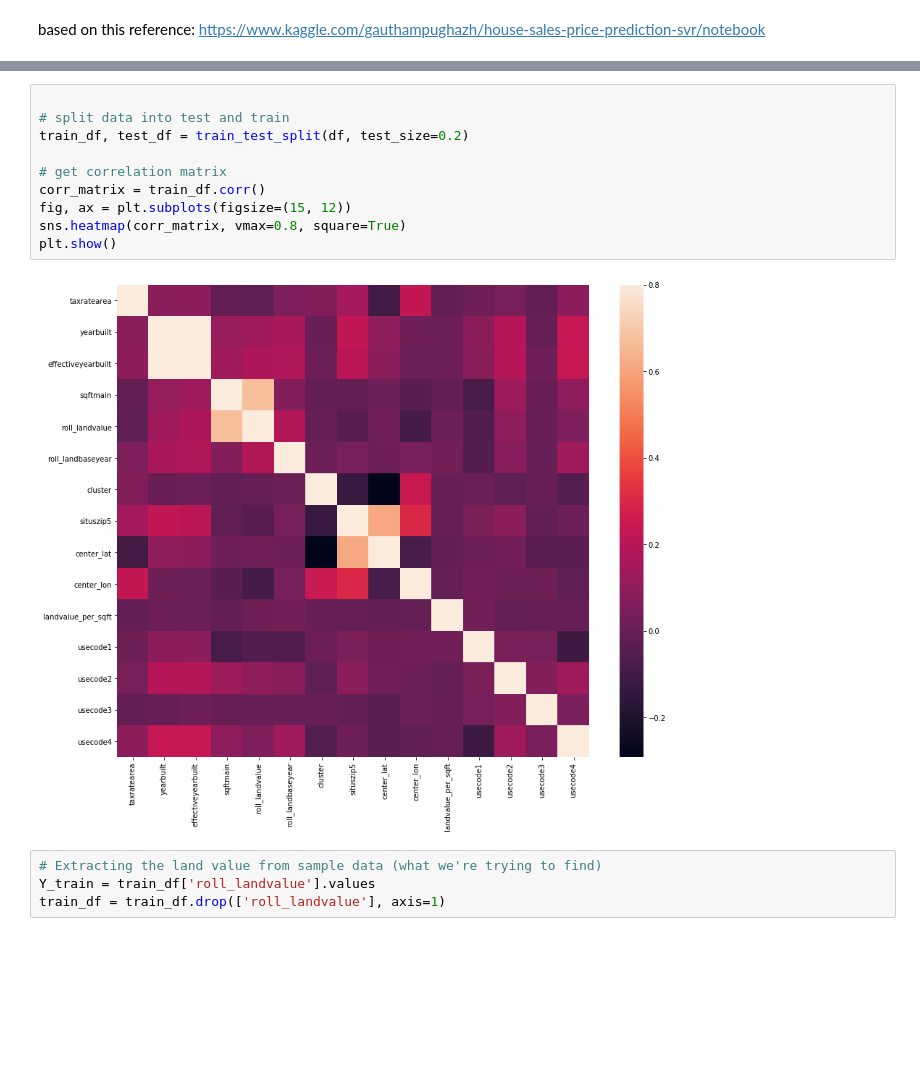
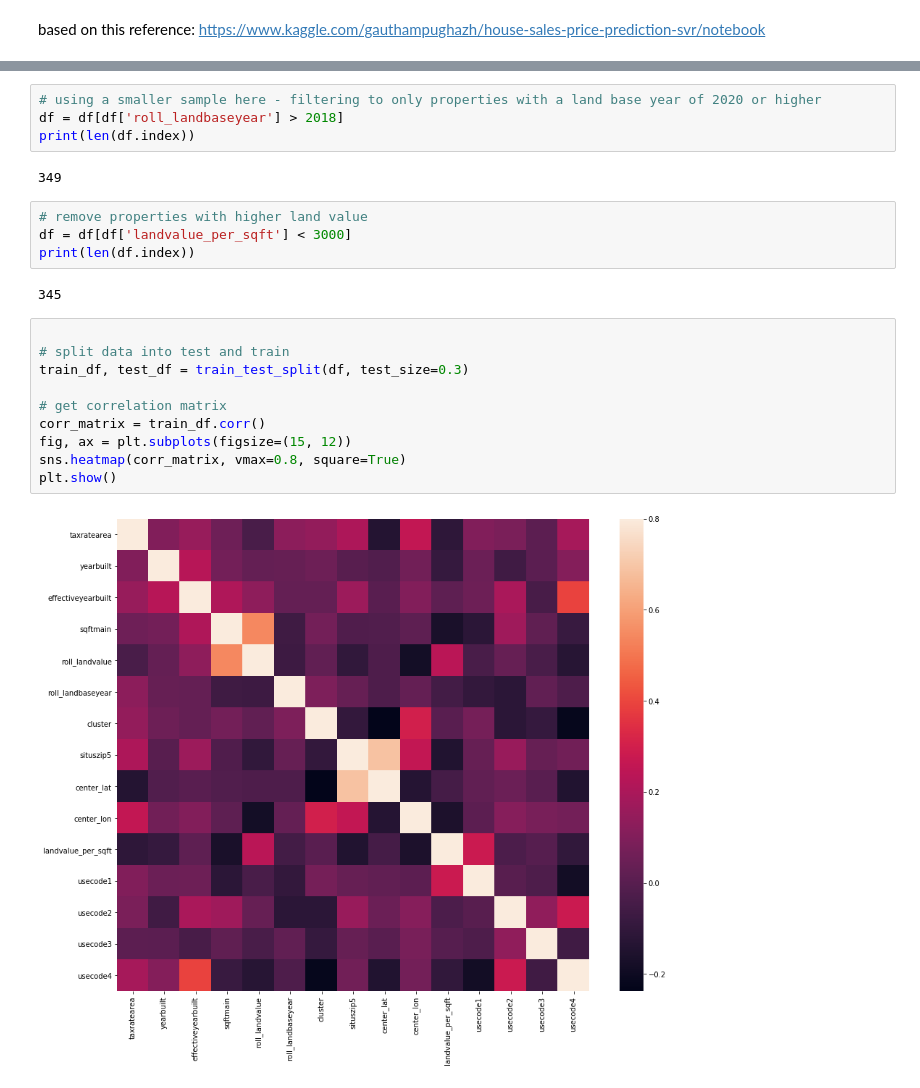
Before and after one commit to kripeshr22/MappingDemo, a Jupyter notebook: data/SVR/SVR_vs_other_models.ipynb, the cells around one changed output, grey strips where cells are left out. Drawn from its saved outputs; the diff is of its cells as text; blank space fills up the shorter version.

```diff
--- a/data/SVR/SVR_vs_other_models.ipynb
+++ b/data/SVR/SVR_vs_other_models.ipynb
@@ -129,16 +120,24 @@ df.head()
+# %%
+# using a smaller sample here - filtering to only properties with a land base year of 2020 or higher
+df = df[df['roll_landbaseyear'] > 2018]
+print(len(df.index))
+# %% [output]
+349
+# %%
+# remove properties with higher land value
+df = df[df['landvalue_per_sqft'] < 3000]
+print(len(df.index))
+# %% [output]
+345
 # %%
 
 # split data into test and train
-train_df, test_df = train_test_split(df, test_size=0.2)
+train_df, test_df = train_test_split(df, test_size=0.3)
 
 # get correlation matrix
 corr_matrix = train_df.corr()
 fig, ax = plt.subplots(figsize=(15, 12))
 sns.heatmap(corr_matrix, vmax=0.8, square=True)
 plt.show()
 # %% [output]
-[figure, old version]
+[figure, new version]
-# %%
-# Extracting the land value from sample data (what we're trying to find)
-Y_train = train_df['roll_landvalue'].values
-train_df = train_df.drop(['roll_landvalue'], axis=1)
```
Also changed, not shown: parts of 13 cells of this notebook.
